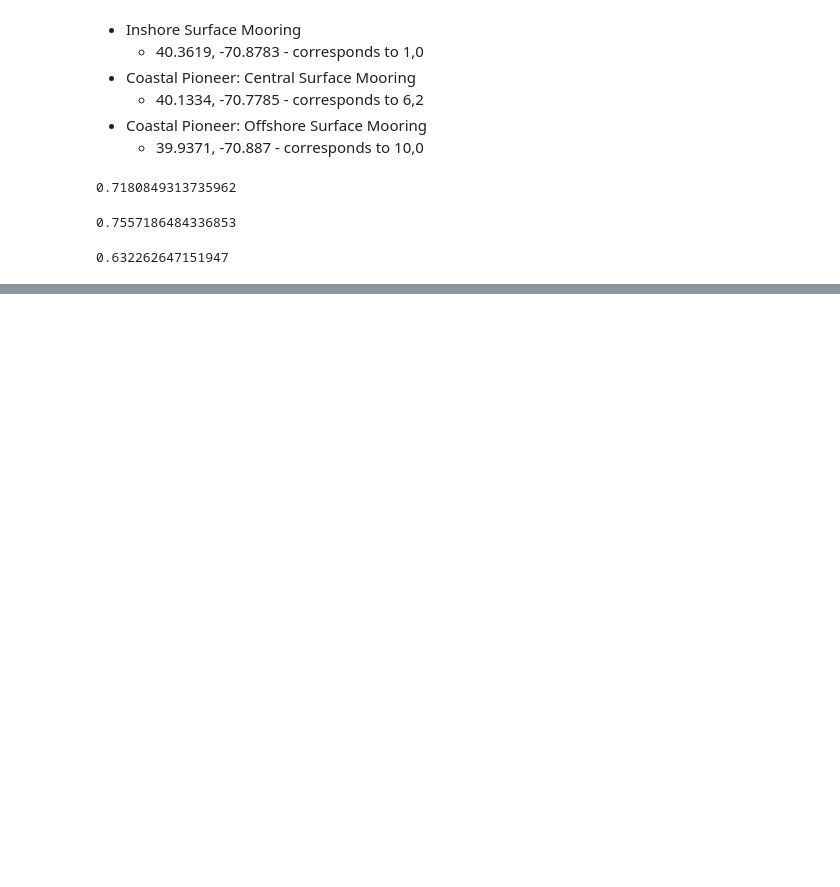
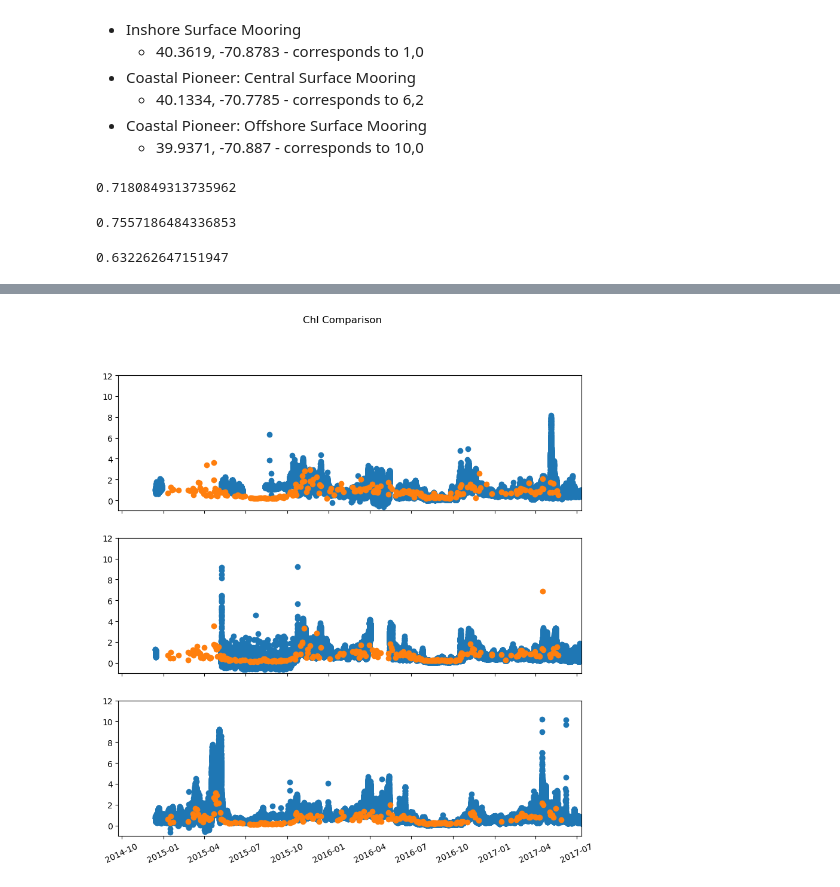
Before and after one commit to AmyPhung/2.688-Ocean-Instrumentation, a Jupyter notebook: ooi_lab/ooi_lab.ipynb, the cells around one changed output, grey strips where cells are left out. Saved outputs shown, nothing was run; the diff lists cells and outputs as text; code cells hidden in the pictures; blank space fills up the shorter version.

```diff
--- a/ooi_lab/ooi_lab.ipynb
+++ b/ooi_lab/ooi_lab.ipynb
@@ -111,0 +163,10 @@ float(modis_data.chlor_a[obuoy_idx])
+# %%
+sat_dict = {"filename": sat_files,
+            "timestamp": sat_times,
+            "datenum": md.date2num(sat_times),
+            "ibuoy_chl": sat_ibuoy,
+            "cbuoy_chl": sat_cbuoy,
+            "obuoy_chl": sat_obuoy}
+
+sat_data = pd.DataFrame(sat_dict)
+sat_data
@@ -111,0 +208,26 @@ float(modis_data.chlor_a[obuoy_idx])
+# %%
+fig, axs = plt.subplots(3, sharex=True, sharey=True, figsize=[10,10])
+fig.suptitle('Chl Comparison')
+
+plt.xticks( rotation=25 )
+ax=plt.gca()
+#xfmt = md.DateFormatter('%Y-%m-%d %H:%M:%S')
+xfmt = md.DateFormatter('%Y-%m-%d')
+ax.xaxis.set_major_formatter(xfmt)
+#plt.plot_date(ibuoy_data["datenum"].values,ibuoy_data["mass_concentration_of_chlorophyll_a_in_sea_water"].values)
+#filtered_ibuoy = median_filter(ibuoy_data["mass_concentration_of_chlorophyll_a_in_sea_water"].values, size=600)
+
+axs[0].plot_date(ibuoy_data["datenum"].values,ibuoy_data["mass_concentration_of_chlorophyll_a_in_sea_water"].values)
+axs[0].plot_date(sat_data["datenum"].values,sat_data["ibuoy_chl"].values)
+
+axs[1].plot_date(cbuoy_data["datenum"].values,cbuoy_data["mass_concentration_of_chlorophyll_a_in_sea_water"].values)
+axs[1].plot_date(sat_data["datenum"].values,sat_data["cbuoy_chl"].values)
+
+axs[2].plot_date(obuoy_data["datenum"].values,obuoy_data["mass_concentration_of_chlorophyll_a_in_sea_water"].values)
+axs[2].plot_date(sat_data["datenum"].values,sat_data["obuoy_chl"].values)
+
+plt.xlim([735500,736522])
+plt.ylim([-1,12])
+plt.show()
+# %% [output]
+[figure, added]
```
Also changed, not shown: parts of 13 cells of this notebook.
